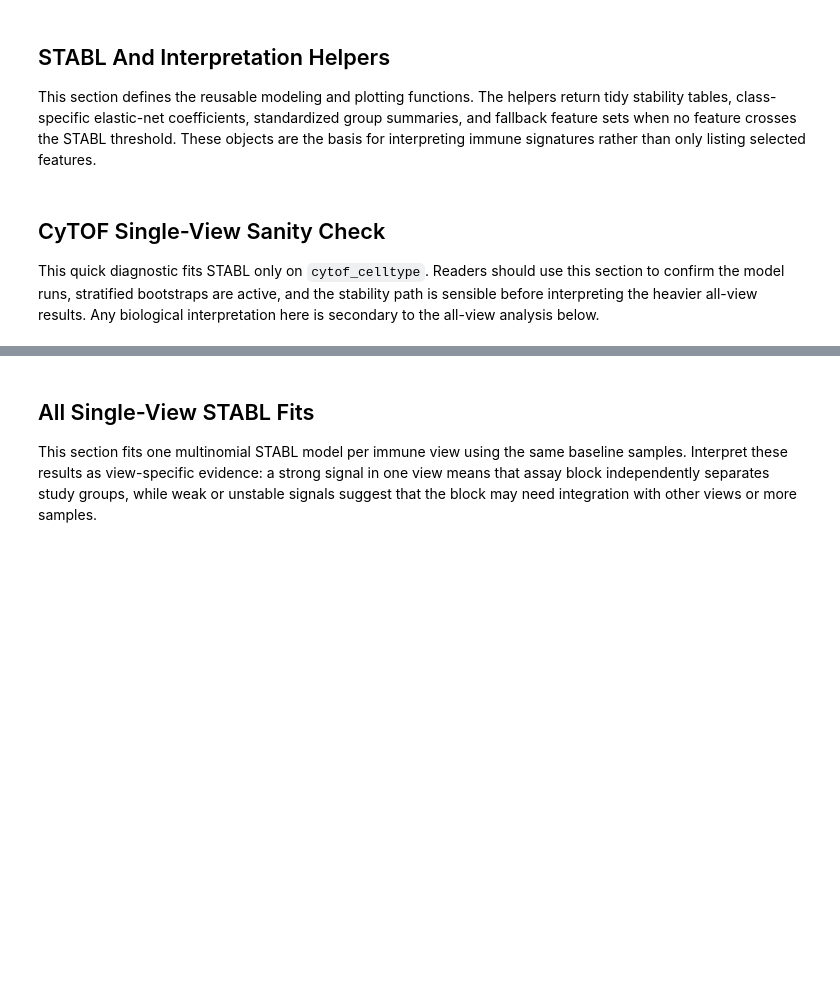
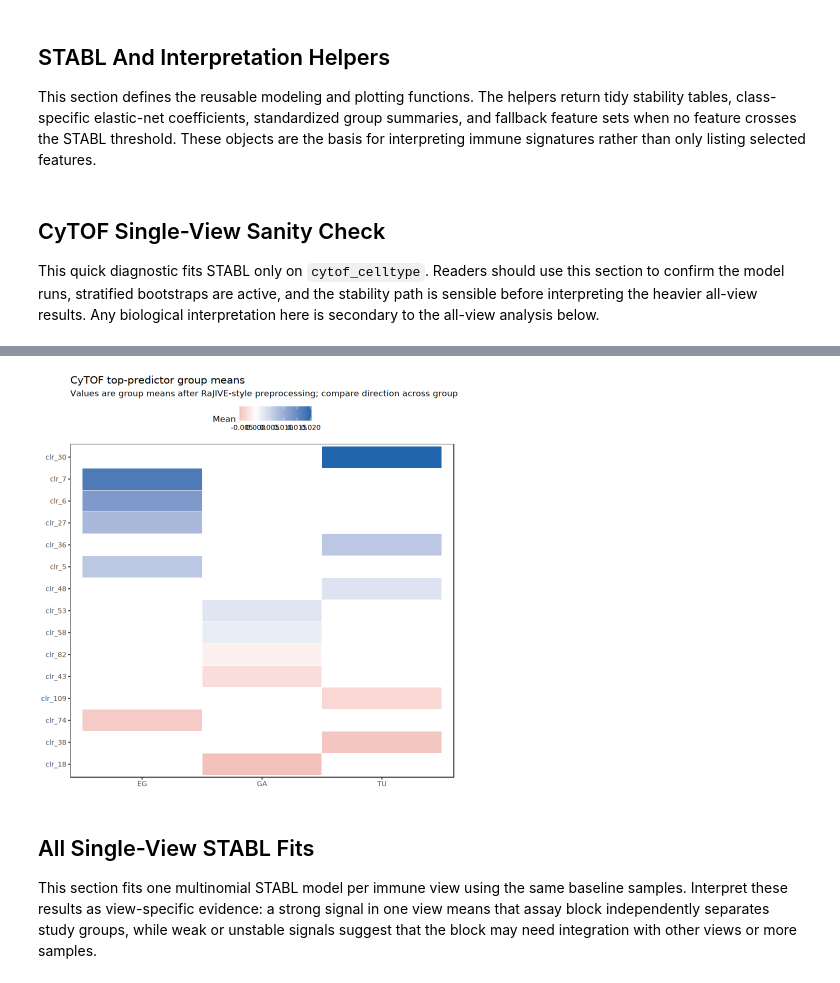
Before and after one commit to mdmanurung/costablr, a Jupyter notebook: scratch/01_stablr_baseline_groups_test.ipynb, the cells around one changed output, grey strips where cells are left out. Saved outputs shown, nothing was run; the diff lists cells and outputs as text; code cells hidden in the pictures; blank space fills up the shorter version.

```diff
--- a/scratch/01_stablr_baseline_groups_test.ipynb
+++ b/scratch/01_stablr_baseline_groups_test.ipynb
@@ -535,10 +721,18 @@ scaling_qc
 
 This section restricts the preprocessed matrices to baseline samples and checks that all 11 views are aligned. The key outputs are class counts, P/NP counts within study group, and retained feature counts per view. Interpret downstream STABL results in light of this small `n = 38` cohort and the three-class imbalance.
 # %%
-baseline_all_views <- subset_baseline_all_views(scaled_blocks, metadata_raw)
-x_all_list <- baseline_all_views$x_list
-y_all <- baseline_all_views$y
-metadata_baseline <- baseline_all_views$metadata
+if (!is.null(baseline_preprocessed_cache)) {
+  x_all_list <- baseline_preprocessed_cache$x_list
+  y_all <- baseline_preprocessed_cache$y
+  metadata_baseline <- baseline_preprocessed_cache$metadata
+  baseline_all_views <- list(x_list = x_all_list, y = y_all, metadata = metadata_baseline)
+} else {
+  baseline_all_views <- subset_baseline_all_views(scaled_blocks, metadata_raw)
+  x_all_list <- baseline_all_views$x_list
+  y_all <- baseline_all_views$y
+  metadata_baseline <- baseline_all_views$metadata
+}
+
 bootstrap_strata_all <- data.frame(study_group = y_all, row.names = names(y_all))
 
 baseline_class_qc <- tibble::tibble(study_group = y_all) |>
@@ -1048,7 +1272,18 @@ save_plot <- function(p, filename, width = 10, height = 7, branch = infer_artifa
 
 This quick diagnostic fits STABL only on `cytof_celltype`. Readers should use this section to confirm the model runs, stratified bootstraps are active, and the stability path is sensible before interpreting the heavier all-view results. Any biological interpretation here is secondary to the all-view analysis below.
 # %%
-if (isTRUE(RUN_CYTOF_SANITY_CHECK)) {
+cytof_cache_candidates <- c(
+  slurm_cytof = cached_rds_path("cytof", "stabl_fit_bundle"),
+  notebook_cytof = cached_rds_path("cytof", "cytof_stabl_bundle"),
+  slurm_single_view = cached_rds_path(file.path("single_view", "cytof_celltype"), "stabl_fit_bundle")
+)
+cytof_cache_path <- first_existing_path(cytof_cache_candidates)
+cytof_stabl <- NULL
+
+if (isTRUE(LOAD_CACHED_RESULTS) && !isTRUE(FORCE_RECOMPUTE) && !is.na(cytof_cache_path)) {
+  cytof_stabl <- readRDS(cytof_cache_path)
+  message("Loaded cached CyTOF STABL branch: ", cytof_cache_path)
+} else if (isTRUE(RUN_CYTOF_SANITY_CHECK)) {
   x_cytof <- x_all_list$cytof_celltype
   y_cytof <- y_all
   metadata_cytof <- metadata_baseline
@@ -1066,9 +1301,17 @@ if (isTRUE(RUN_CYTOF_SANITY_CHECK)) {
     view_name = "cytof_celltype",
     bootstrap_strata = cytof_bootstrap_strata
   )
+  cache_object(cytof_stabl, "cytof_stabl_bundle", branch = "cytof")
+} else {
+  message("CyTOF STABL branch not loaded. Run `Rscript scratch/scripts/run_stablr_baseline_groups_branch.R cytof` or set RUN_CYTOF_SANITY_CHECK <- TRUE.")
+}
+
+if (!is.null(cytof_stabl)) {
+  x_cytof <- x_all_list$cytof_celltype
+  y_cytof <- y_all
+  metadata_cytof <- metadata_baseline
   fit_cytof <- cytof_stabl$fit
   lambda_cytof <- cytof_stabl$lambda_grid
-  cache_object(cytof_stabl, "cytof_stabl_bundle", branch = "cytof")
   importance_cytof <- importance_table(fit_cytof)
   selected_cytof <- get_feature_names_out(fit_cytof)
   cytof_signature_table <- immune_signature_table(
@@ -1093,35 +1372,37 @@ if (isTRUE(RUN_CYTOF_SANITY_CHECK)) {
 # %%
-if (isTRUE(RUN_CYTOF_SANITY_CHECK)) {
+if (exists("fit_cytof") && exists("cytof_top_predictors_by_group")) {
   cytof_stability_path <- plot_stabl_path(
     fit_cytof,
     title = "CyTOF cell-type baseline study-group elastic-net stability path"
   )
   cytof_top_predictor_plot <- plot_top_predictors_by_study_group(
     cytof_top_predictors_by_group,
     title = "Top CyTOF predictors by study group"
   )
   cytof_plot_choice <- choose_features_for_group_plot(fit_cytof, top_n = TOP_FALLBACK_FEATURES)
   cytof_feature_plot <- plot_features_by_study_class(
     features = cytof_plot_choice$features,
     x = x_cytof,
     metadata = metadata_cytof,
     fallback = cytof_plot_choice$fallback,
     title = "CyTOF feature distributions by study group"
   )
   cytof_heatmap <- plot_group_mean_heatmap(
     cytof_top_predictors_by_group,
     title = "CyTOF top-predictor group means"
   )
 
   save_plot(cytof_top_predictor_plot, "cytof_top_predictors_by_group.png", width = 10, height = 7)
   save_plot(cytof_feature_plot, "cytof_feature_distributions.png", width = 12, height = 8)
   save_plot(cytof_heatmap, "cytof_top_predictor_heatmap.png", width = 8, height = 7)
 
   cytof_stability_path
   cytof_top_predictor_plot
   cytof_feature_plot
   cytof_heatmap
 }
+# %% [output]
+[figure, added]
 # %% [markdown]
 ## All Single-View STABL Fits
 
```
Also changed, not shown: parts of 17 cells of this notebook, 17 other files.
